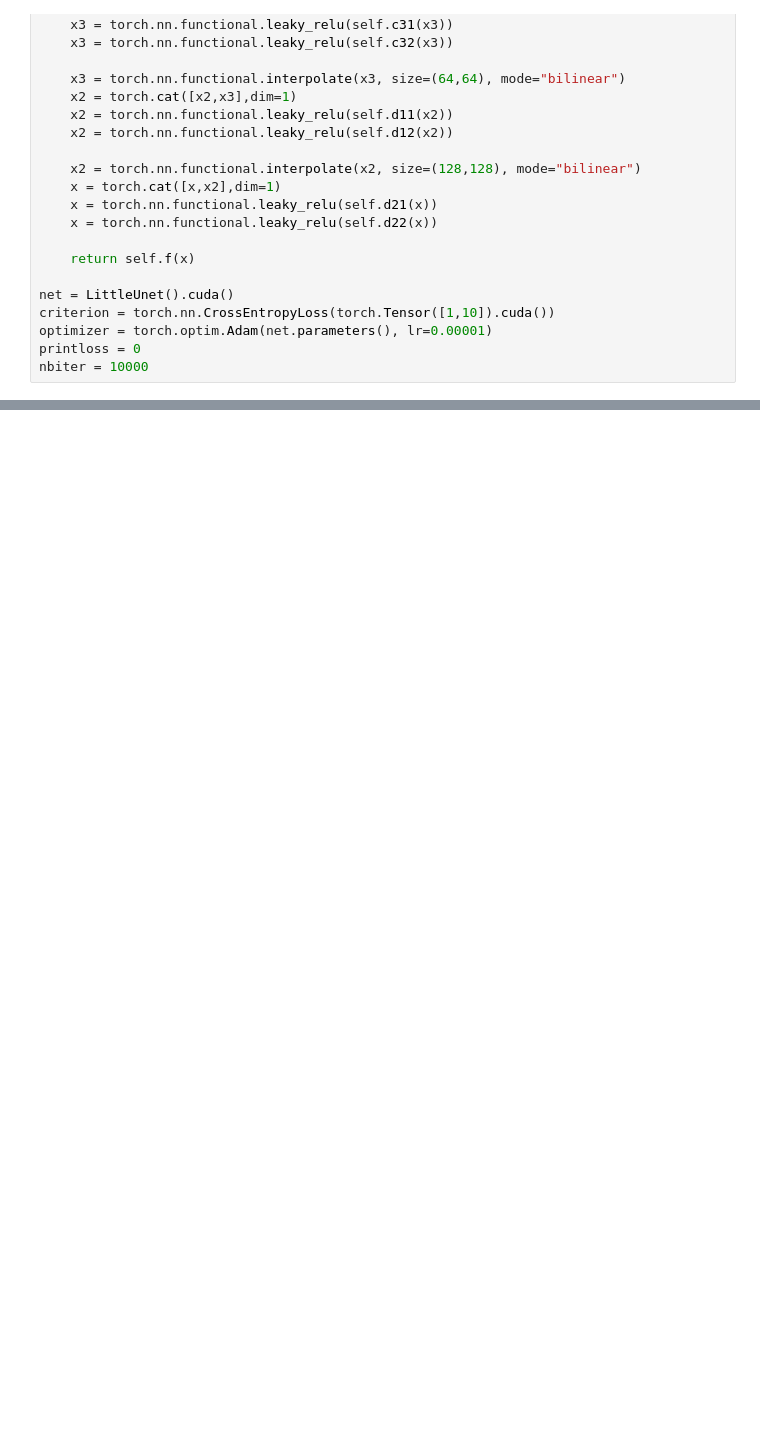
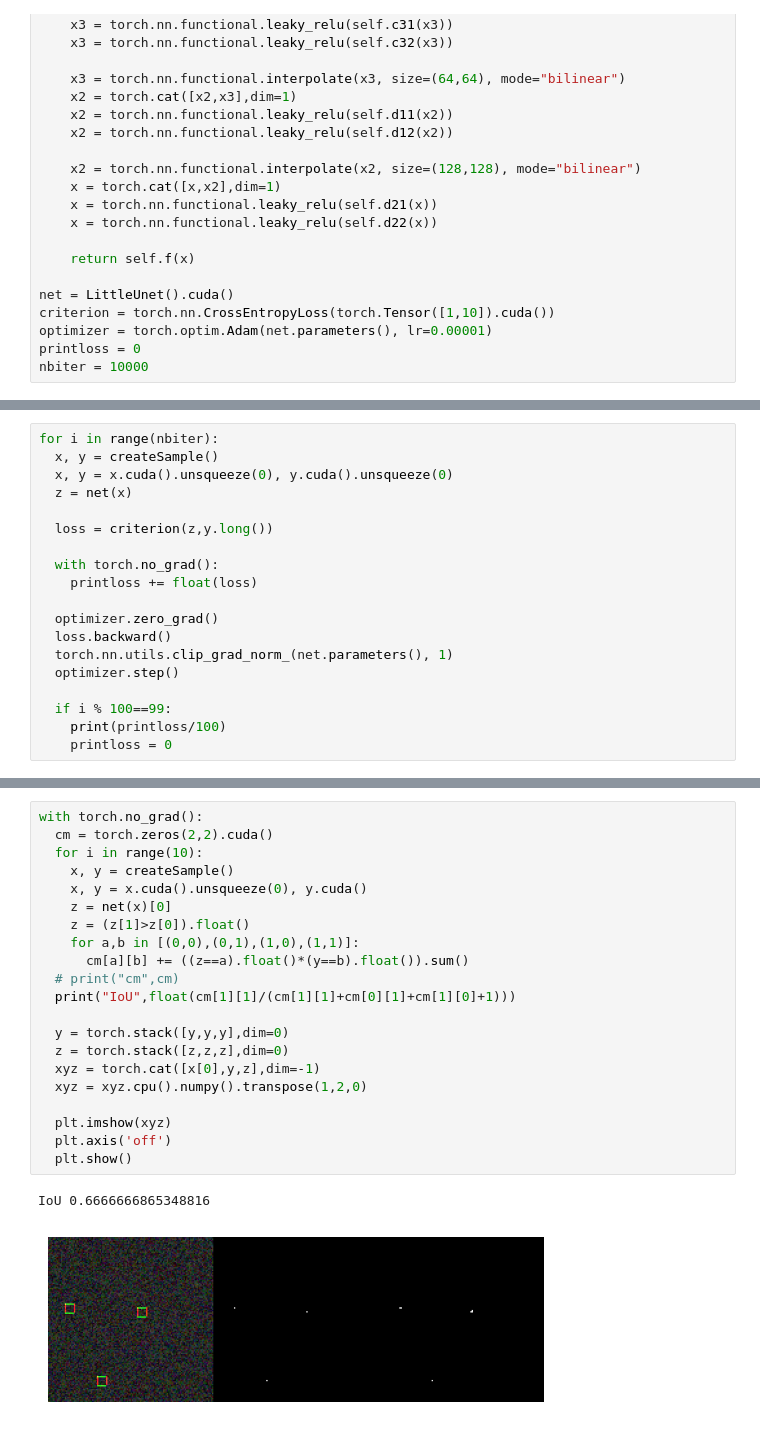
Before and after one commit to achanhon/AdversarialModel, a Jupyter notebook: Untitled17.ipynb, the cells around one changed output, grey strips where cells are left out. Saved outputs shown, nothing was run; the diff lists cells and outputs as text; blank space fills up the shorter version.

```diff
--- a/Untitled17.ipynb
+++ b/Untitled17.ipynb
@@ -145,0 +241,19 @@ IoU 0.32258063554763794
+# %%
+for i in range(nbiter):
+  x, y = createSample()
+  x, y = x.cuda().unsqueeze(0), y.cuda().unsqueeze(0)
+  z = net(x)
+
+  loss = criterion(z,y.long())
+
+  with torch.no_grad():
+    printloss += float(loss)
+
+  optimizer.zero_grad()
+  loss.backward()
+  torch.nn.utils.clip_grad_norm_(net.parameters(), 1)
+  optimizer.step()
+
+  if i % 100==99:
+    print(printloss/100)
+    printloss = 0
@@ -145,0 +278,24 @@ IoU 0.32258063554763794
+# %%
+with torch.no_grad():
+  cm = torch.zeros(2,2).cuda()
+  for i in range(10):
+    x, y = createSample()
+    x, y = x.cuda().unsqueeze(0), y.cuda()
+    z = net(x)[0]
+    z = (z[1]>z[0]).float()
+    for a,b in [(0,0),(0,1),(1,0),(1,1)]:
+      cm[a][b] += ((z==a).float()*(y==b).float()).sum()
+  # print("cm",cm)
+  print("IoU",float(cm[1][1]/(cm[1][1]+cm[0][1]+cm[1][0]+1)))
+
+  y = torch.stack([y,y,y],dim=0)
+  z = torch.stack([z,z,z],dim=0)
+  xyz = torch.cat([x[0],y,z],dim=-1)
+  xyz = xyz.cpu().numpy().transpose(1,2,0)
+
+  plt.imshow(xyz)
+  plt.axis('off')
+  plt.show()
+# %% [output]
+IoU 0.6666666865348816
+[figure, added]
```
Also changed, not shown: parts of 9 cells of this notebook.
